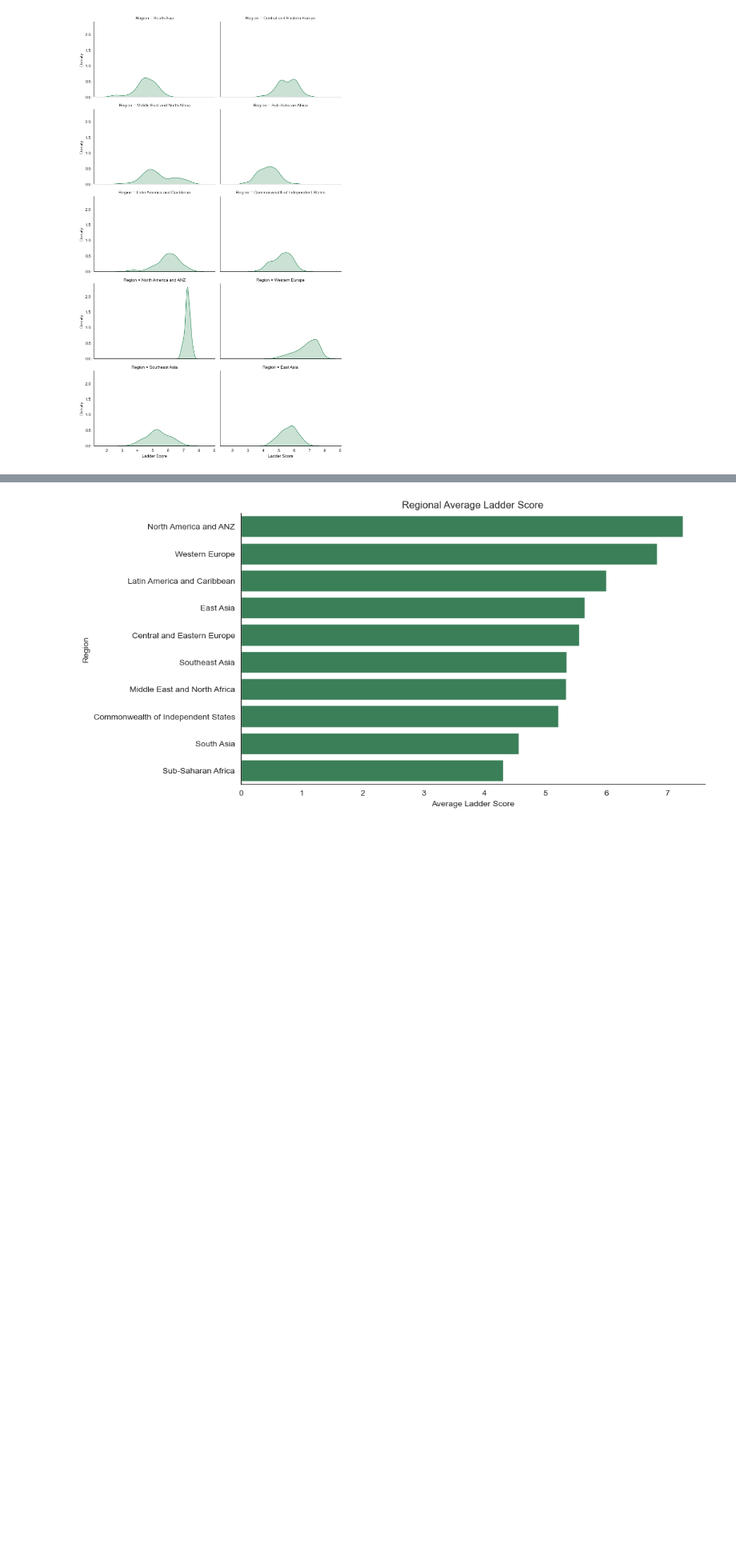
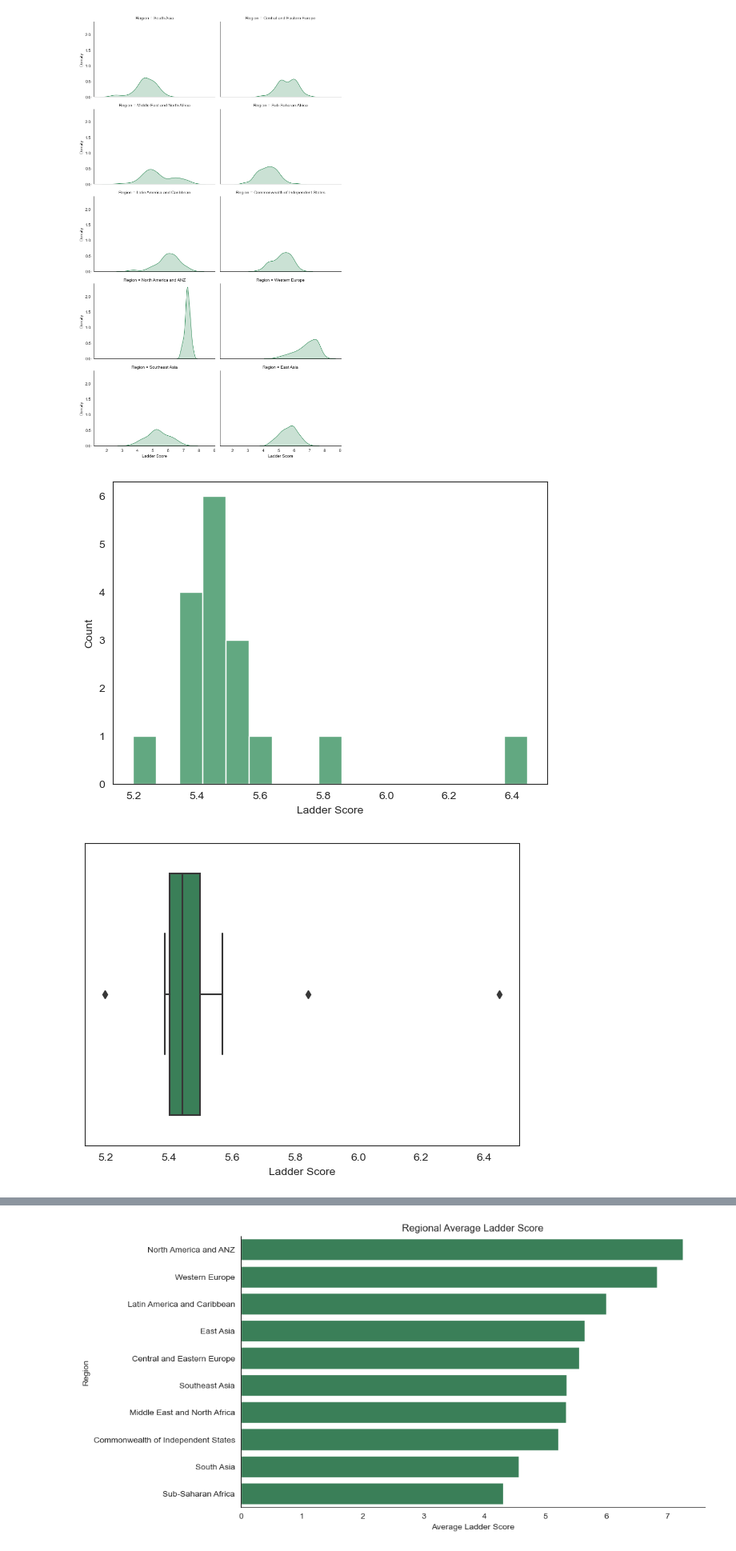
Before and after one commit to paul-trood/Portfolio-World_Happiness_Report, a Jupyter notebook: world_happiness.ipynb, the cells around one changed output, grey strips where cells are left out. Shown at 80% size. Cells and saved outputs as stored; diff of their text form; code cells hidden in the pictures; blank space fills up the shorter version.

```diff
--- a/world_happiness.ipynb
+++ b/world_happiness.ipynb
@@ -878,9 +878,15 @@ Thus far we have done the following:
 ## Part 2
 ### Analysis and Visualization
 # %%
-# Create groups of region and country columns
+# Create groups of region, country, and year variables
+
+# Country, region
 country_group = full_report.groupby("Country", as_index=False).mean()
 region_group = full_report.groupby("Region", as_index=False).mean()
+
+# Yearly mean and median
+year_avg = full_report.groupby("Year").mean()
+year_median = full_report.groupby("Year").median()
 # %%
 # Triangle Correlation Heatmap
 plt.figure(figsize=(20, 10))
@@ -943,3 +958,27 @@ g.map_dataframe(sns.kdeplot, x="Ladder Score", color="seagreen", shade=True)
 g.set_xlabels("Ladder Score");
 # %% [output]
 [figure]
+# %%
+# Histogram early average ladder score
+plt.subplots(figsize = (7,5), dpi = 100)
+ax = sns.histplot(x="Ladder Score", data=year_avg, color="seagreen")
+plt.show()
+
+# Box plot for outliers
+plt.subplots(figsize = (7,5), dpi = 100)
+ax = sns.boxplot(x="Ladder Score", data=year_avg, color="seagreen")
+plt.show()
+
+# Mean and median year ladder scores
+plt.figure(figsize=(12,8))
+plt.plot(year_avg.index, year_avg["Ladder Score"], label = "Average")
+plt.plot(year_median.index, year_median["Ladder Score"], label = "Median")
+plt.xticks(size=15)
+plt.yticks(size=15)
+plt.xlabel("Year", size=18)
+plt.ylabel("Ladder Score", size=18)
+plt.legend()
+plt.show()
+# %% [output]
+[figure, added]
+[figure, added]
```
Also changed, not shown: parts of 24 cells of this notebook.
